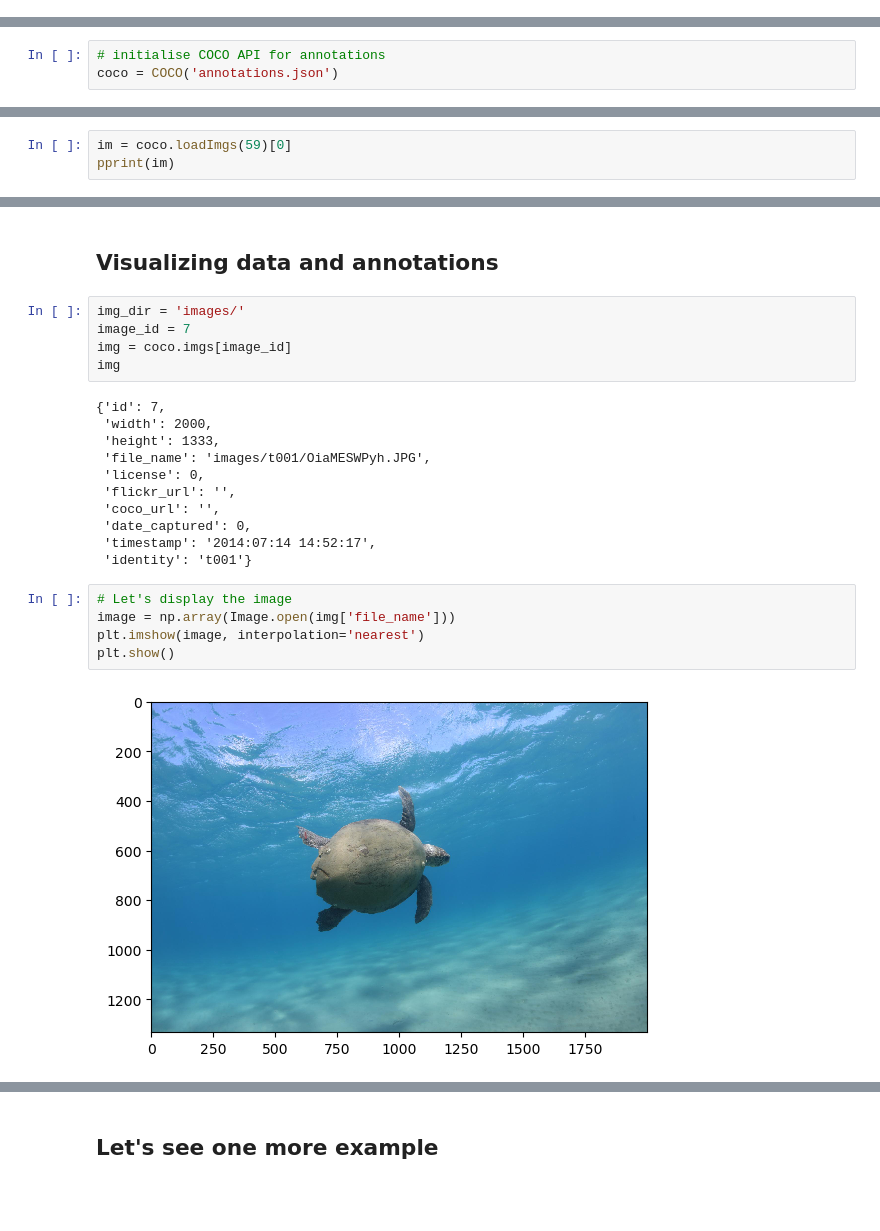
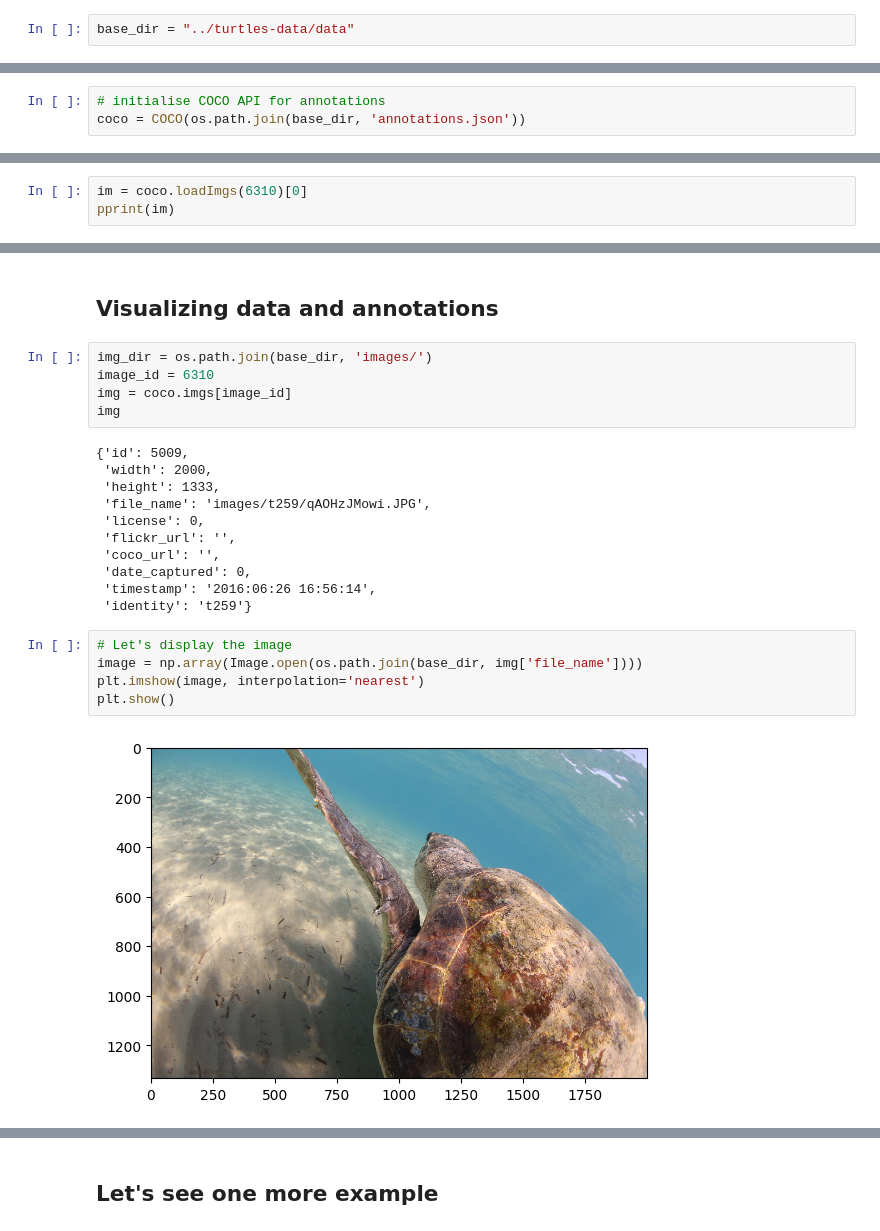
Before and after one commit to JoeZhao527/Segment-Turtle, a Jupyter notebook: COMP9517_24T3_Group_Project_Dataset_Exploration/Dataset Exploration and Masks Visualisation.ipynb, the cells around one changed output, grey strips where cells are left out. Saved outputs shown, nothing was run; the diff lists cells and outputs as text; blank space fills up the shorter version.

```diff
--- a/COMP9517_24T3_Group_Project_Dataset_Exploration/Dataset Exploration and Masks Visualisation.ipynb
+++ b/COMP9517_24T3_Group_Project_Dataset_Exploration/Dataset Exploration and Masks Visualisation.ipynb
@@ -31,6 +31,8 @@ import skimage.io as io
 from matplotlib import pyplot as plt
 from pprint import pprint
 %matplotlib inline
+# %%
+base_dir = "../turtles-data/data"
 # %% [markdown]
 ## Loading and exploring data
 # %%
@@ -85,6 +87,6 @@ attributes
 ##  Using COCO API (Recommended)
 # %%
 # initialise COCO API for annotations
-coco = COCO('annotations.json')
+coco = COCO(os.path.join(base_dir, 'annotations.json'))
 # %% [output]
 loading annotations into memory...
@@ -189,7 +191,7 @@ We can use the following functions to get particular data item:
 - ``loadCats``: load cats with the specified ids
 - ``loadImgs``: load imgs with the specified ids
 # %%
-im = coco.loadImgs(59)[0]
+im = coco.loadImgs(6310)[0]
 pprint(im)
 # %% [output]
 {'coco_url': '',
@@ -212,28 +214,28 @@ plt.show()
 # %% [markdown]
 ## Visualizing data and annotations
 # %%
-img_dir = 'images/'
-image_id = 7
+img_dir = os.path.join(base_dir, 'images/')
+image_id = 6310
 img = coco.imgs[image_id]
 img
 # %% [output]
-{'id': 7,
+{'id': 5009,
  'width': 2000,
  'height': 1333,
- 'file_name': 'images/t001/OiaMESWPyh.JPG',
+ 'file_name': 'images/t259/qAOHzJMowi.JPG',
  'license': 0,
  'flickr_url': '',
  'coco_url': '',
  'date_captured': 0,
- 'timestamp': '2014:07:14 14:52:17',
- 'identity': 't001'}
+ 'timestamp': '2016:06:26 16:56:14',
+ 'identity': 't259'}
 # %%
 # Let's display the image
-image = np.array(Image.open(img['file_name']))
+image = np.array(Image.open(os.path.join(base_dir, img['file_name'])))
 plt.imshow(image, interpolation='nearest')
 plt.show()
 # %% [output]
-[figure, old version]
+[figure, new version]
 # %%
 # Let's overlay annotations
 plt.imshow(image)
```
Also changed, not shown: parts of 6 cells of this notebook, 1 other file.
